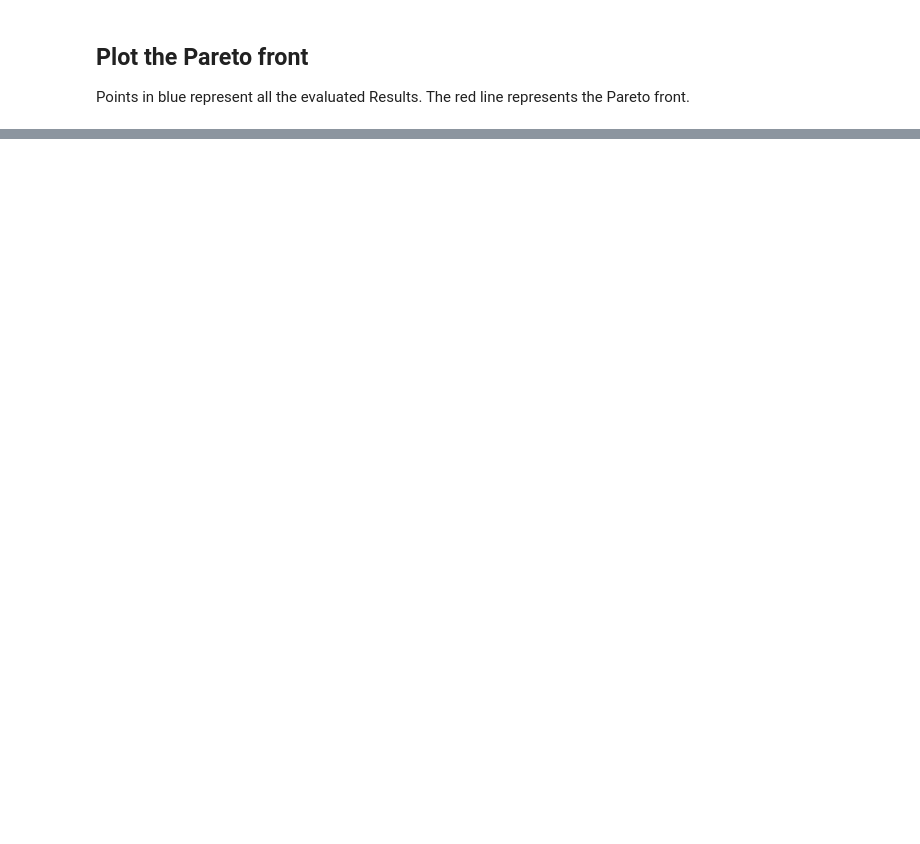
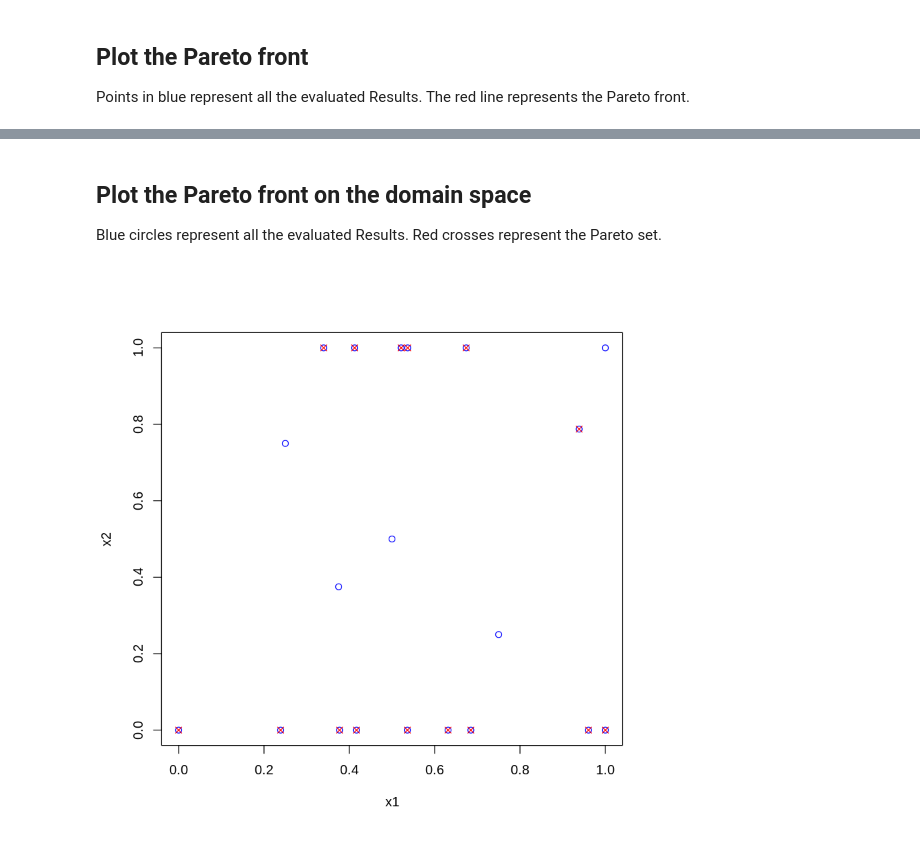
Before and after one commit to MindFoundry/optaas-tutorials, a Jupyter notebook: notebooks/R/02. Multi Objective.ipynb, the cells around one changed output, grey strips where cells are left out. Drawn from its saved outputs; the diff is of its cells as text; code cells hidden in the pictures; blank space fills up the shorter version.

```diff
--- a/notebooks/R/02. Multi Objective.ipynb
+++ b/notebooks/R/02. Multi Objective.ipynb
@@ -85,0 +87,13 @@ lines(pareto_f1, pareto_f2, col="red")
+# %% [markdown]
+## Plot the Pareto front on the domain space
+Blue circles represent all the evaluated Results. Red crosses represent the Pareto set.
+# %%
+x1 <- lapply(all_results, function(result) {result$configuration$values$x1})
+x2 <- lapply(all_results, function(result) {result$configuration$values$x2})
+plot(x1, x2, col="blue")
+
+pareto_x1 <- lapply(pareto_set, function(result) {result$configuration$values$x1})
+pareto_x2 <- lapply(pareto_set, function(result) {result$configuration$values$x2})
+points(pareto_x1, pareto_x2, col="red", pch=4)
+# %% [output]
+[figure, added]
```
Also changed, not shown: parts of 4 cells of this notebook, 2 other files.
